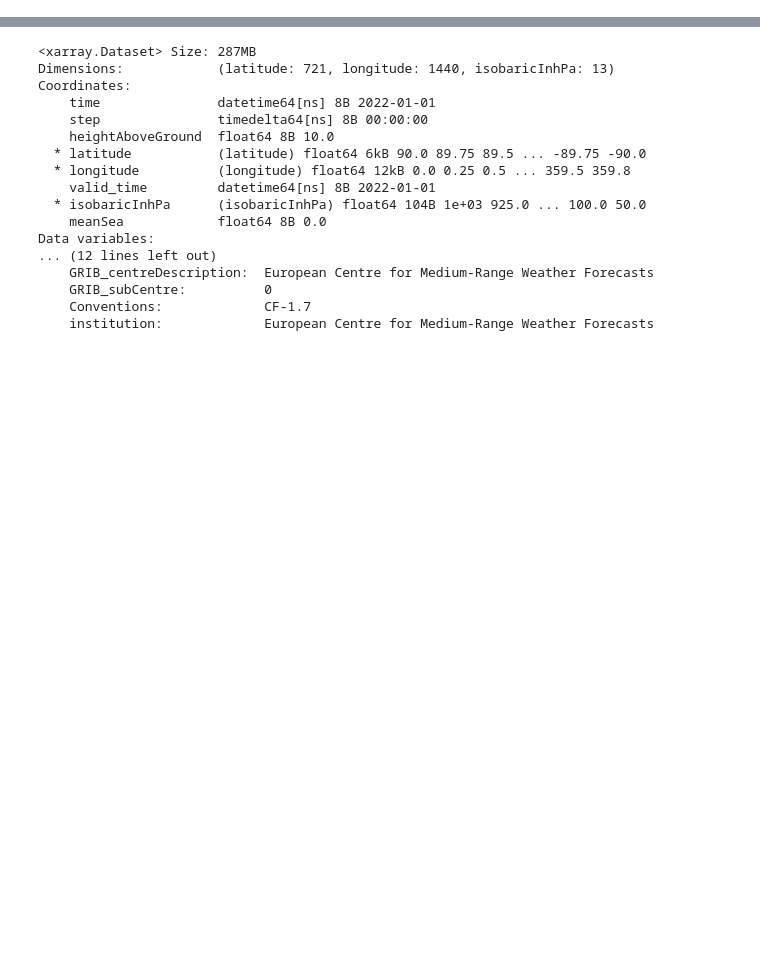
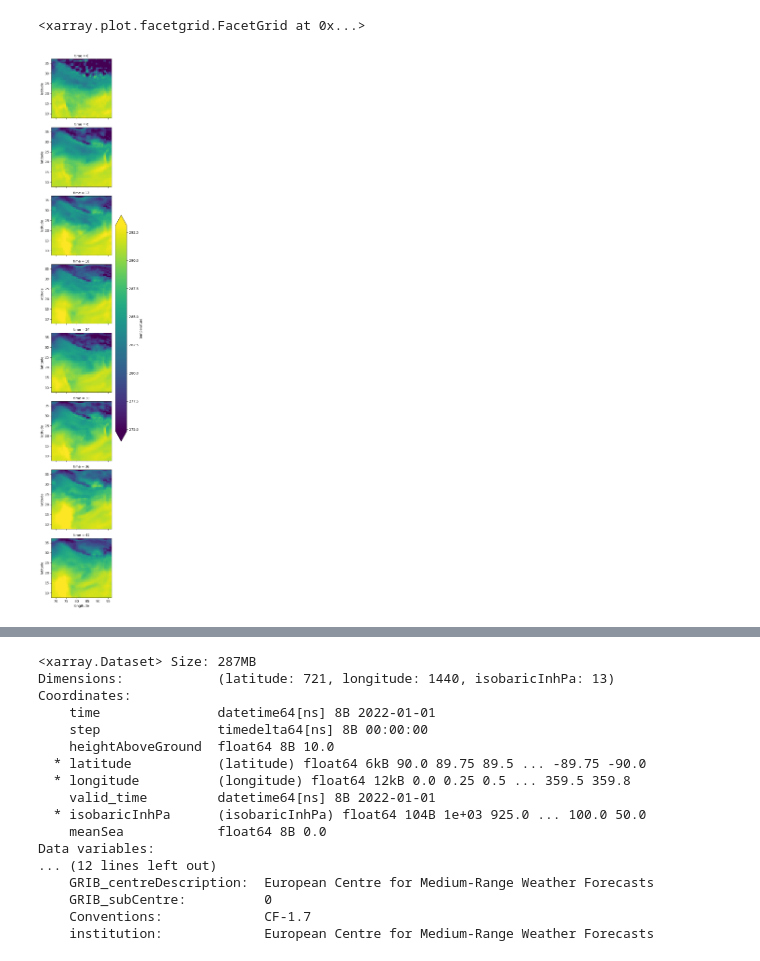
Before and after one commit to SaptarishiD/ai-models, a Jupyter notebook: src/ai_models/combining_forecasts_wrangling.ipynb, the cells around one changed output, grey strips where cells are left out. Saved outputs shown, nothing was run; the diff lists cells and outputs as text; code cells hidden in the pictures; blank space fills up the shorter version.

```diff
--- a/src/ai_models/combining_forecasts_wrangling.ipynb
+++ b/src/ai_models/combining_forecasts_wrangling.ipynb
@@ -41,0 +54,6 @@ lon_min, lon_max = 68.0, 97.0
+# %%
+neural_df = neural_df.sel(latitude=slice(lat_min, lat_max), longitude=slice(lon_min, lon_max))
+neural_df.temperature.isel(level=31).plot(x='longitude', y='latitude', row='time', robust=True)
+# %% [output]
+<xarray.plot.facetgrid.FacetGrid at 0x...>
+[figure, added]
```
Also changed, not shown: parts of 21 cells of this notebook, 2 other files.
